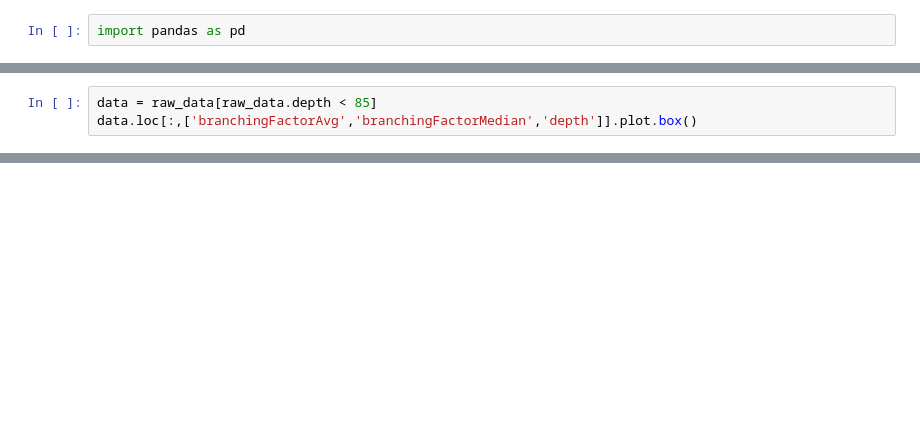
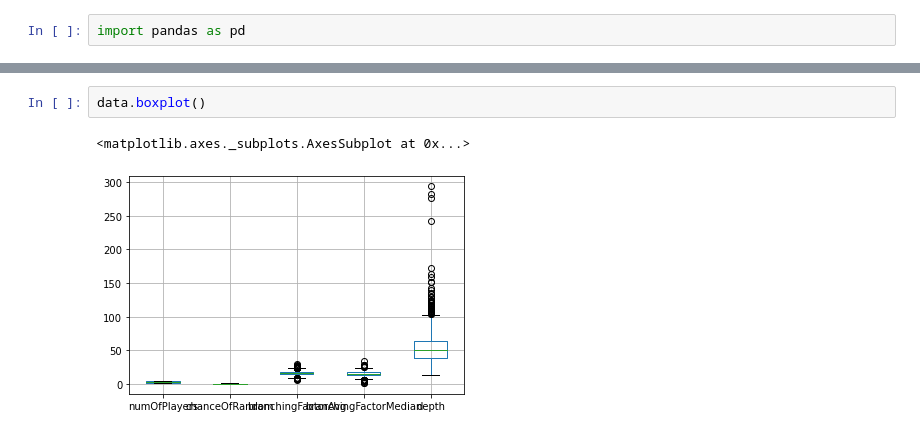
Before and after one commit to hd-code/chameleon-chess-ai, a Jupyter notebook: notebooks/branching-factor-and-depth.ipynb, the cells around one changed output, grey strips where cells are left out. Cells and saved outputs as stored; diff of their text form; blank space fills up the shorter version.

```diff
--- a/notebooks/branching-factor-and-depth.ipynb
+++ b/notebooks/branching-factor-and-depth.ipynb
@@ -47,3 +19,0 @@ Lets remove these ones from the data!
-# %%
-data = raw_data[raw_data.depth < 85]
-data.loc[:,['branchingFactorAvg','branchingFactorMedian','depth']].plot.box()
@@ -127,0 +32,5 @@ Chameleon Chess has a high complexity spanning from $10^{25}$ for a two player g
+# %%
+data.boxplot()
+# %% [output]
+<matplotlib.axes._subplots.AxesSubplot at 0x...>
+[figure, added]
```
Also changed, not shown: parts of 19 cells of this notebook, 1 other file.
